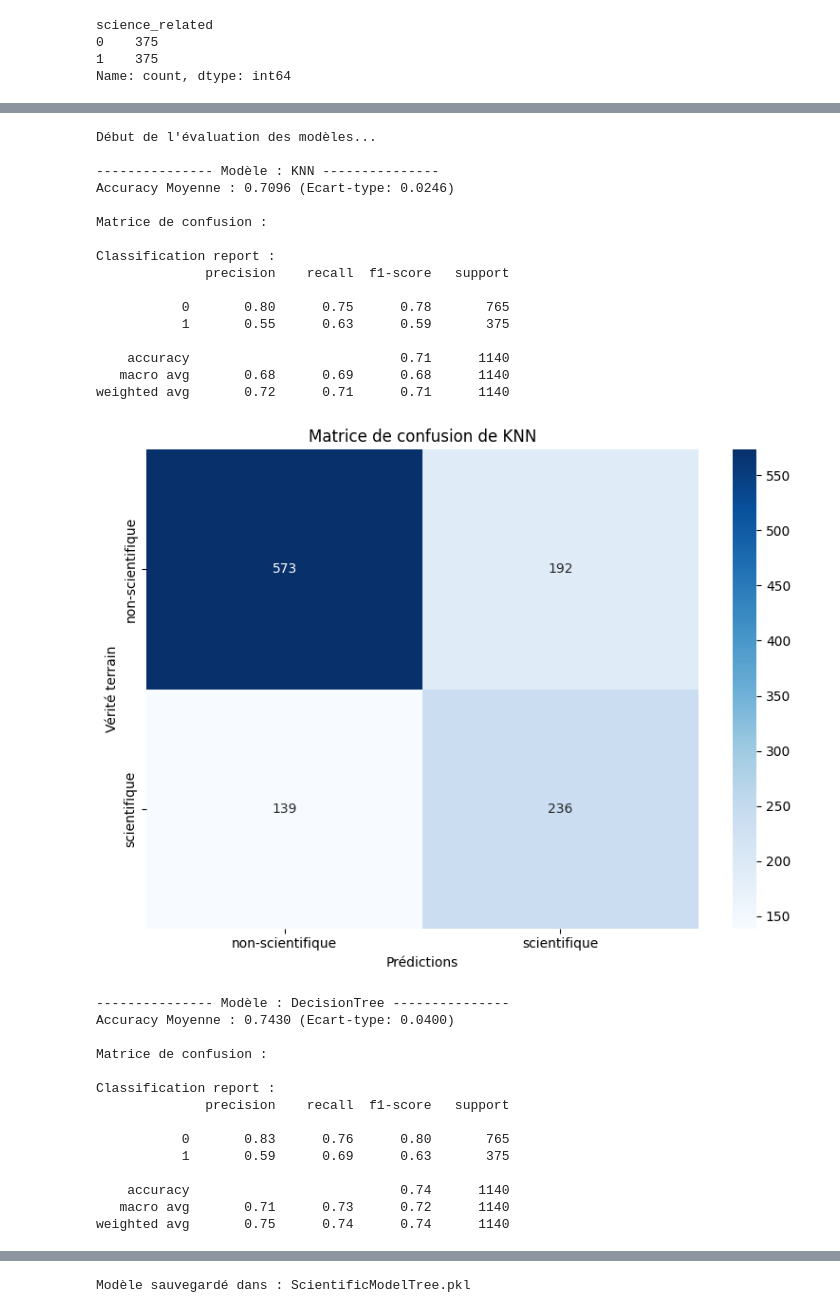
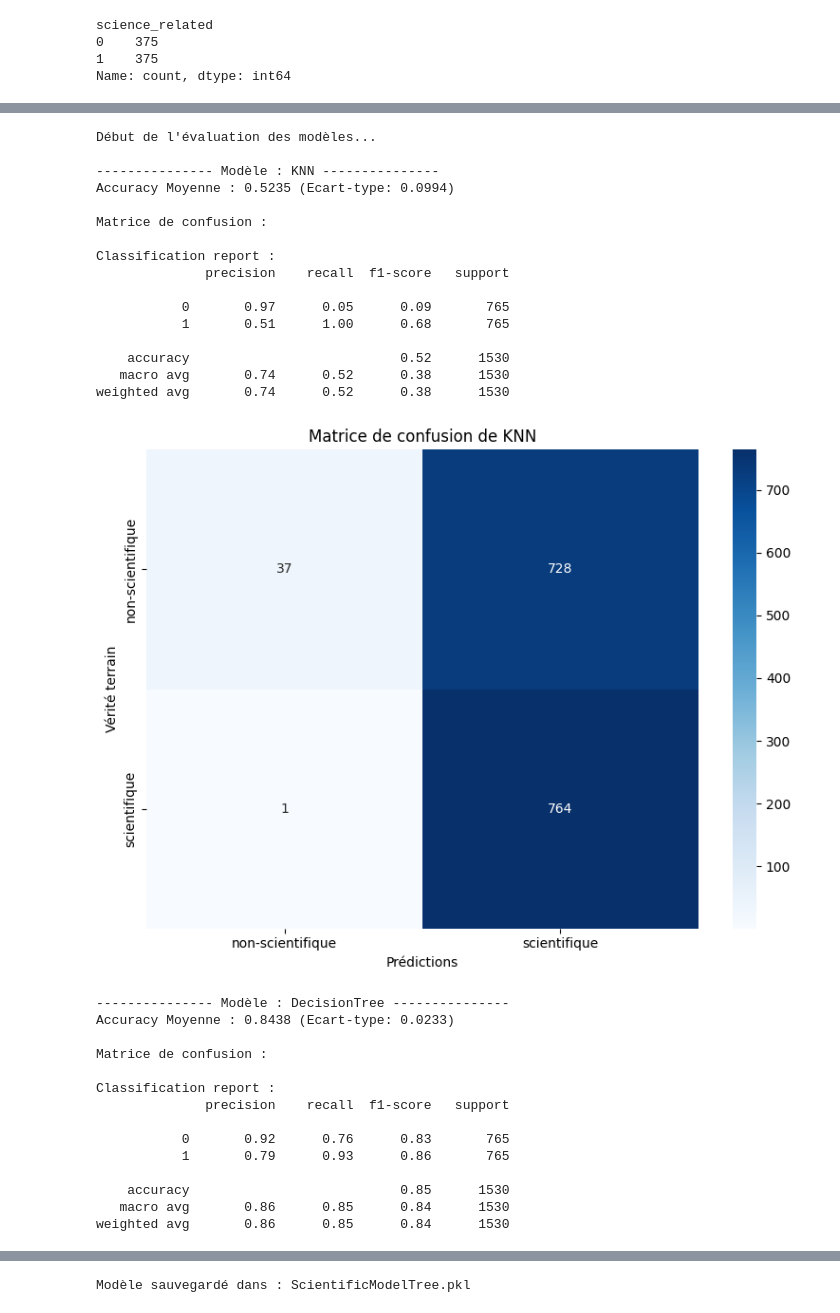
Before and after one commit to RobinDejean/MachineLearningProjectdefou, a Jupyter notebook: Projet/Final.ipynb, the cells around one changed output, grey strips where cells are left out. Saved outputs shown, nothing was run; the diff lists cells and outputs as text; code cells hidden in the pictures.

```diff
--- a/Projet/Final.ipynb
+++ b/Projet/Final.ipynb
@@ -475,18 +486,7 @@ ValueError: Found input variables with inconsistent numbers of samples: [150, 11
 # %%
-# import pandas as pd
-# from sklearn.model_selection import KFold, cross_val_score, cross_val_predict
-# from sklearn.feature_extraction.text import TfidfVectorizer
-# from sklearn.pipeline import Pipeline
-# from sklearn.metrics import confusion_matrix, classification_report
-# from sklearn.neighbors import KNeighborsClassifier
-# from sklearn.tree import DecisionTreeClassifier
-# from sklearn.naive_bayes import MultinomialNB # Remplaçant idéal de GaussianNB pour le texte
-# from sklearn.svm import LinearSVC
-# from sklearn.ensemble import RandomForestClassifier
-
 # 1. Préparation de tes données textuelles brutes
-X_raw = [preprocess(t) for t in df["text"]]
-y = df["science_related"]
+X_raw = [preprocess(t) for t in df_equilibre["text"]]
+y = df_equilibre["science_related"]
 
 # 2. Liste de tes modèles (sans GaussianNB, remplacé par MultinomialNB)
 models = [
@@ -497,6 +497,9 @@ models = [
     ("RandomForest", RandomForestClassifier())
 ]
 
+names = []
+results = []
+
 seed = 42
 kfold = KFold(n_splits=10, random_state=seed, shuffle=True)
 
@@ -506,6 +509,7 @@ pipes = []
 print("Début de l'évaluation des modèles...\n")
 
 for name, model in models:
+    names.append(name)
     print(f"{"-"*15} Modèle : {name} {"-"*15}")
 
     # ÉTAPE CLÉ : Le Pipeline.
@@ -520,51 +524,53 @@ for name, model in models:
     cv_results = cross_val_score(pipeline, X_raw, y, cv=kfold, scoring="accuracy")
     print(f"Accuracy Moyenne : {cv_results.mean():.4f} (Ecart-type: {cv_results.std():.4f})")
 
     # Génération des prédictions "out-of-fold" pour générer les rapports
     y_pred = cross_val_predict(pipeline, X_raw, y, cv=kfold)
 
     # Affichage des statistiques détaillées
     print("\nMatrice de confusion :")
     confusion_matrix(y, y_pred)
 
     print("\nClassification report :")
     print(classification_report(y, y_pred))
     print("\n\n")
 
     conf_matrix_balanced = confusion_matrix(y, y_pred)
     labels = ["non-scientifique", "scientifique"]
     plot_confusion_matrix(conf_matrix_balanced, labels, title=("Matrice de confusion de " + name))
 
     pipes.append((name, pipeline))
+
+    results.append(cv_results)
 # %% [output]
 Début de l'évaluation des modèles...
 
 --------------- Modèle : KNN ---------------
-Accuracy Moyenne : 0.7096 (Ecart-type: 0.0246)
+Accuracy Moyenne : 0.5235 (Ecart-type: 0.0994)
 
 Matrice de confusion :
 
 Classification report :
               precision    recall  f1-score   support
 
-           0       0.80      0.75      0.78       765
-           1       0.55      0.63      0.59       375
+           0       0.97      0.05      0.09       765
+           1       0.51      1.00      0.68       765
 
-    accuracy                           0.71      1140
-   macro avg       0.68      0.69      0.68      1140
-weighted avg       0.72      0.71      0.71      1140
+    accuracy                           0.52      1530
+   macro avg       0.74      0.52      0.38      1530
+weighted avg       0.74      0.52      0.38      1530
-[figure, old version]
+[figure, new version]
 --------------- Modèle : DecisionTree ---------------
-Accuracy Moyenne : 0.7430 (Ecart-type: 0.0400)
+Accuracy Moyenne : 0.8438 (Ecart-type: 0.0233)
 
 Matrice de confusion :
 
 Classification report :
               precision    recall  f1-score   support
 
-           0       0.83      0.76      0.80       765
-           1       0.59      0.69      0.63       375
+           0       0.92      0.76      0.83       765
+           1       0.79      0.93      0.86       765
 
-    accuracy                           0.74      1140
-   macro avg       0.71      0.73      0.72      1140
-weighted avg       0.75      0.74      0.74      1140
+    accuracy                           0.85      1530
+   macro avg       0.86      0.85      0.84      1530
+weighted avg       0.86      0.85      0.84      1530
```
Also changed, not shown: parts of 8 cells of this notebook.
